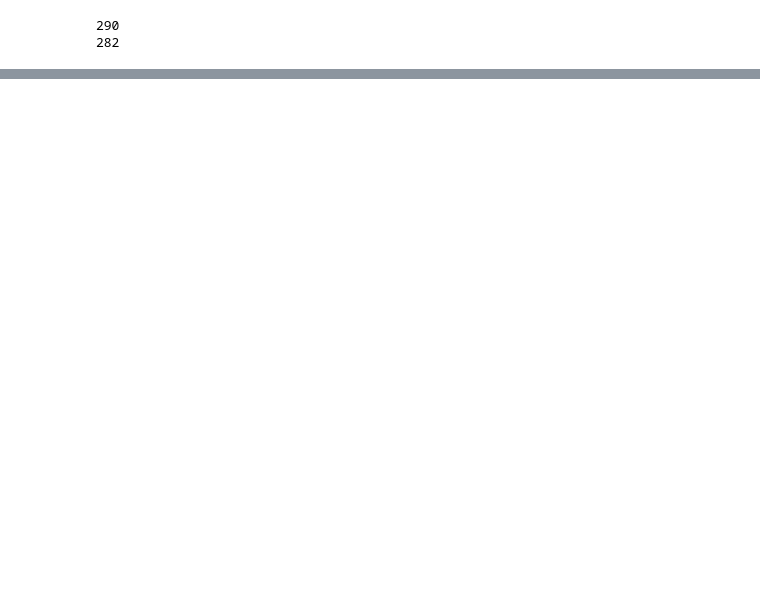
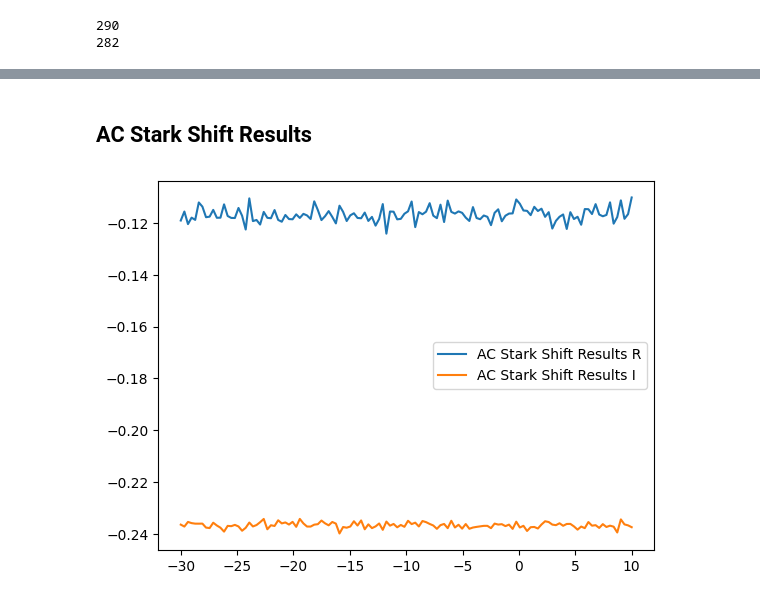
Before and after one commit to AnikenC/ReadoutWithRL, a Jupyter notebook: readoutWithRL/Experiments/chi_exp_sherbrooke.ipynb, the cells around one changed output, grey strips where cells are left out. Cells and saved outputs as stored; diff of their text form; code cells hidden in the pictures; blank space fills up the shorter version.

Commit message:
working on sherbrooke charecterisation results

```diff
--- a/readoutWithRL/Experiments/chi_exp_sherbrooke.ipynb
+++ b/readoutWithRL/Experiments/chi_exp_sherbrooke.ipynb
@@ -311 +311,22 @@ Job Status: job is queued
 KeyboardInterrupt:
+# %%
+job_1 = provider.backend.retrieve_job(job_id='crwpg007wv80008fhvd0') # Done (Faulty AC Stark Shift)
+# Replace job 1 id with crwqmbhhazpg0084a61g once done
+job_2 = provider.backend.retrieve_job(job_id='crwqf8xx484g008fdme0') # In Queue
+# %%
+from utils import get_results_arr
+
+results_1 = get_results_arr(job_1.result(), qubit)
+# results_2 = get_results_arr(job_2.result(), qubit)
+# %%
+len_chi_jobs = len(chi_jobs)
+len_meas_jobs = len(meas_jobs)
+len_ac_jobs = len(ac_freq_jobs)
+
+chi_res = results_1[:len_chi_jobs]
+meas_res = results_1[len_chi_jobs:len_chi_jobs + len_meas_jobs]
+ac_stark_res = results_1[len_chi_jobs + len_meas_jobs:]
+
+print(chi_res.shape)
+print(meas_res.shape)
+print(ac_stark_res.shape)
@@ -311,0 +463,13 @@ KeyboardInterrupt:
+# %% [markdown]
+## AC Stark Shift Results
+# %%
+ac_mean_vals = np.mean(ac_stark_res, axis=-1)
+
+ac_freq_linspace_MHz = ac_freq_linspace / MHz
+
+plt.plot(ac_freq_linspace_MHz, ac_mean_vals.real, label='AC Stark Shift Results R')
+plt.plot(ac_freq_linspace_MHz, ac_mean_vals.imag, label='AC Stark Shift Results I')
+plt.legend()
+plt.show()
+# %% [output]
+[figure, added]
```
Also changed, not shown: parts of 7 cells of this notebook, 2 other files.
